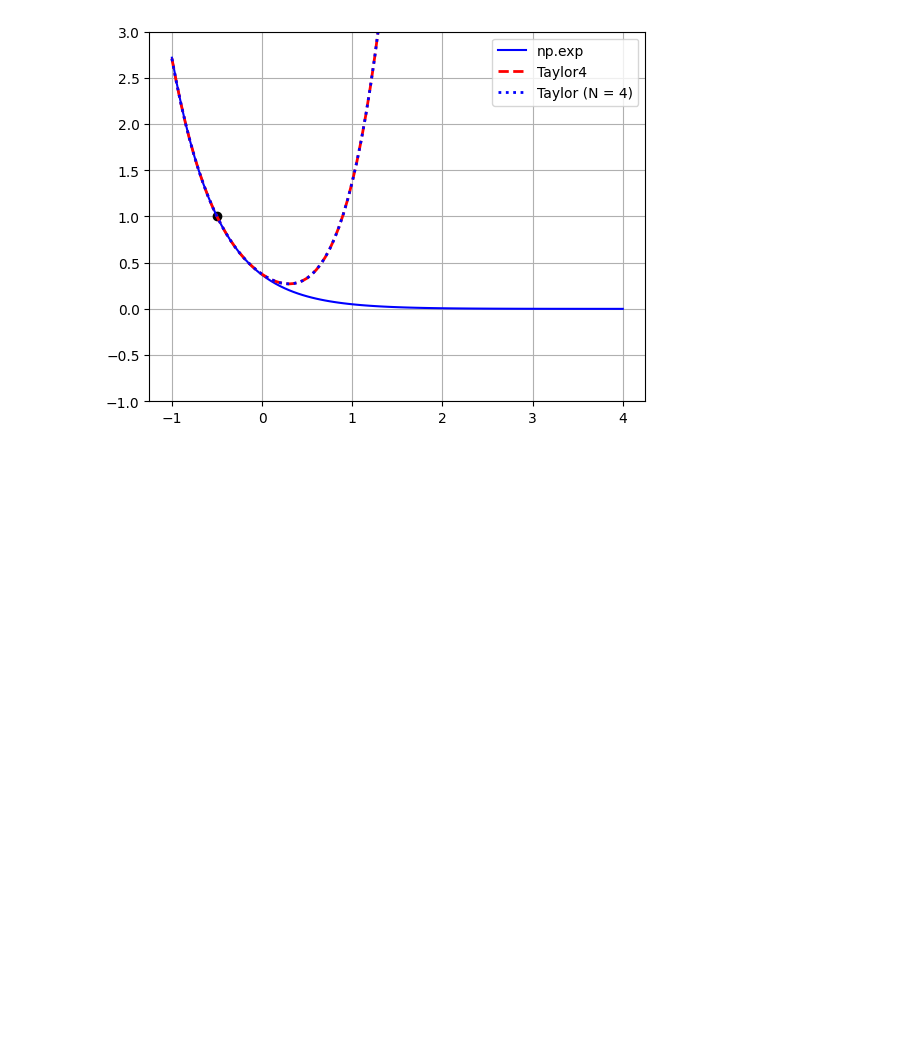
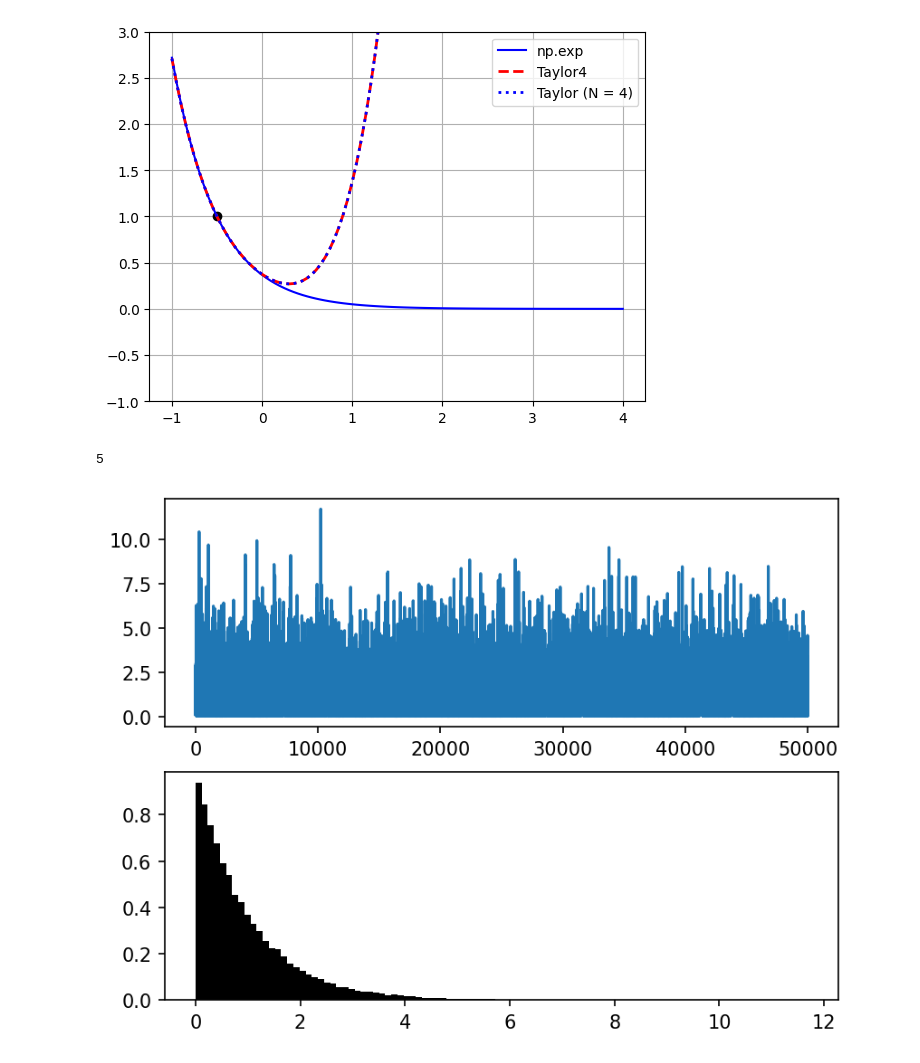
Before and after one commit to anees028/CFD_practice, a Jupyter notebook: CFD_Class.ipynb, the cells around one changed output. Drawn from its saved outputs; the diff is of its cells as text; code cells hidden in the pictures; blank space fills up the shorter version.

```diff
--- a/CFD_Class.ipynb
+++ b/CFD_Class.ipynb
@@ -145,3 +219,26 @@ TaylorN: N = 4 n = 2
 TaylorN: N = 4 n = 3
 TaylorN: N = 4 n = 4
 [figure]
+# %%
+#Random Numbers
+import numpy as np
+import matplotlib.pyplot as plt;
+
+arr =[1,2,5,3,7,5,45,23]
+
+r = np.random.randint(1,7);
+
+print(r)
+
+x = np.random.exponential(size = 50000)
+
+plt.figure(dpi=150)
+plt.subplot(2,1,1)
+plt.plot(x)
+plt.subplot(2,1,2)
+plt.hist(x, bins=100, density = True, color='k')
+
+plt.show()
+# %% [output]
+5
+[figure, added]
```
Also changed, not shown: parts of 5 cells of this notebook.
